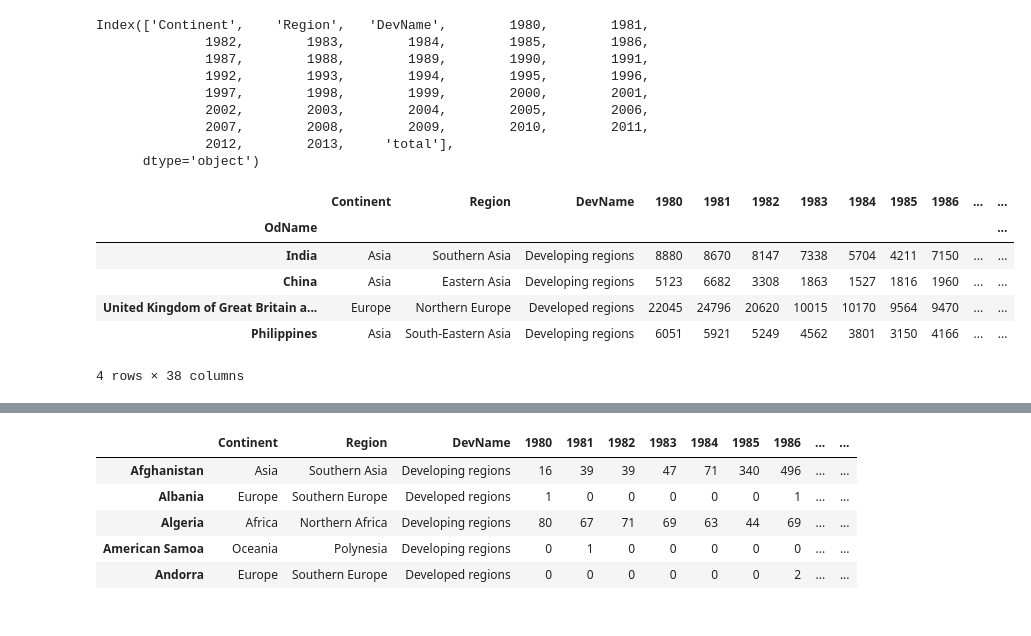
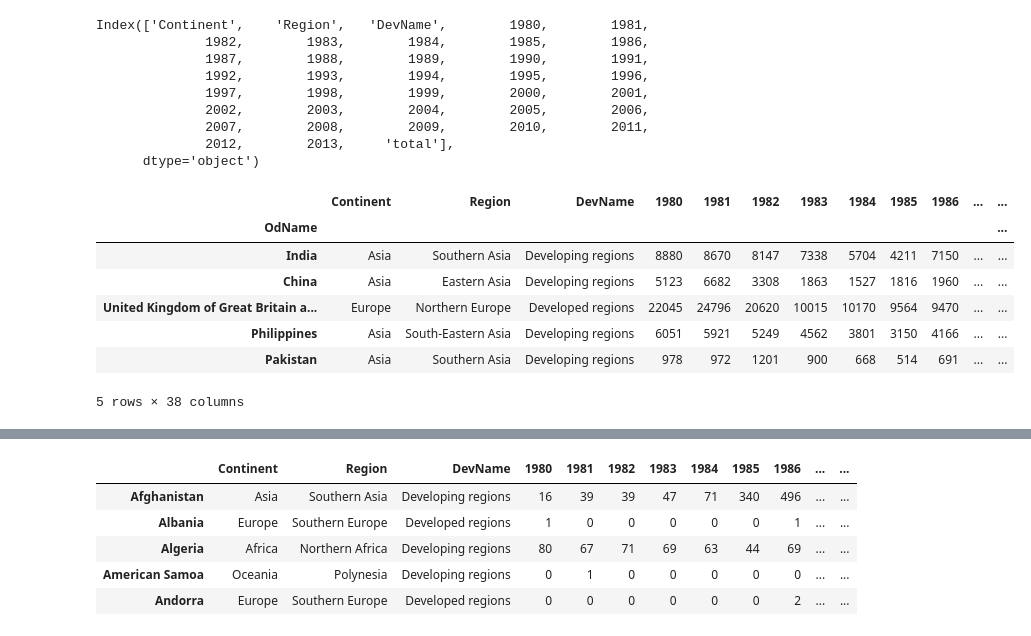
Before and after one commit to sivm205/Canada-Immigrants, a Jupyter notebook: visual_tut.ipynb, the cells around one changed output, grey strips where cells are left out. Drawn from its saved outputs; the diff is of its cells as text; code cells hidden in the pictures.

```diff
--- a/visual_tut.ipynb
+++ b/visual_tut.ipynb
@@ -264,17 +264,18 @@ Index(['Continent',    'Region',   'DevName',        1980,        1981,
 # %%
 #top 5 countries that contributed the most immigrant to canada from 1980 to 2013
 df_can_top5  = df_can.sort_values(['total'] , ascending=False)
 
-df1 = df_can_top5.head(4)
+df1 = df_can_top5.head(5)
 df1
 # %% [output]
 |  | Continent | Region | DevName | 1980 | 1981 | 1982 | 1983 | 1984 | 1985 | 1986 | ... | ... |
 | OdName |  |  |  |  |  |  |  |  |  |  |  | ... |
 | India | Asia | Southern Asia | Developing regions | 8880 | 8670 | 8147 | 7338 | 5704 | 4211 | 7150 | ... | ... |
 | China | Asia | Eastern Asia | Developing regions | 5123 | 6682 | 3308 | 1863 | 1527 | 1816 | 1960 | ... | ... |
 | United Kingdom of Great Britain a... | Europe | Northern Europe | Developed regions | 22045 | 24796 | 20620 | 10015 | 10170 | 9564 | 9470 | ... | ... |
 | Philippines | Asia | South-Eastern Asia | Developing regions | 6051 | 5921 | 5249 | 4562 | 3801 | 3150 | 4166 | ... | ... |
+| Pakistan | Asia | Southern Asia | Developing regions | 978 | 972 | 1201 | 900 | 668 | 514 | 691 | ... | ... |
-4 rows × 38 columns
+5 rows × 38 columns
 # %%
 df_can.describe()
 # %% [output]
```
Also changed, not shown: parts of 20 cells of this notebook.
